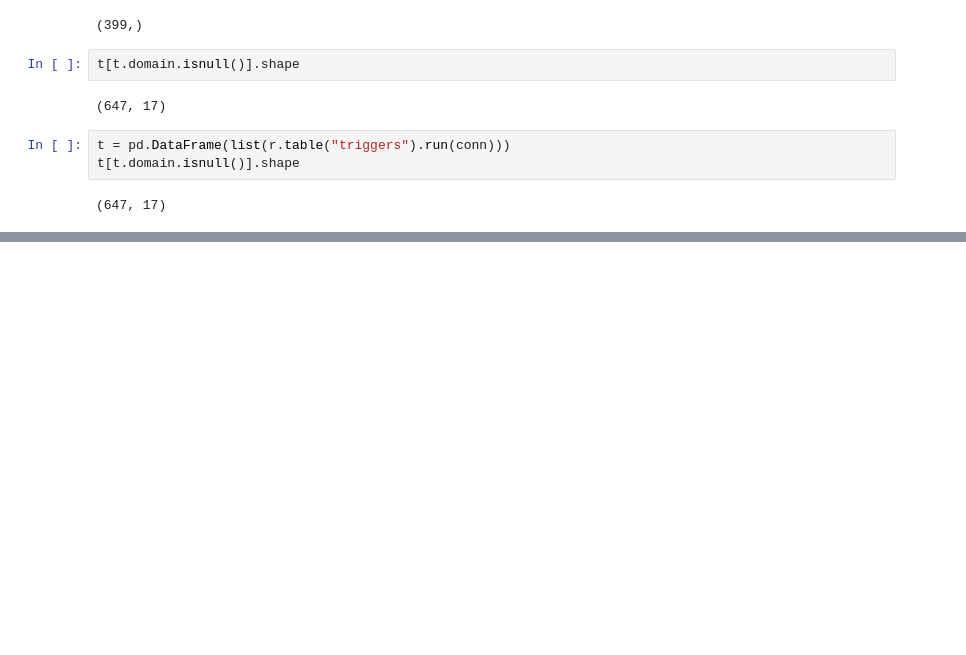
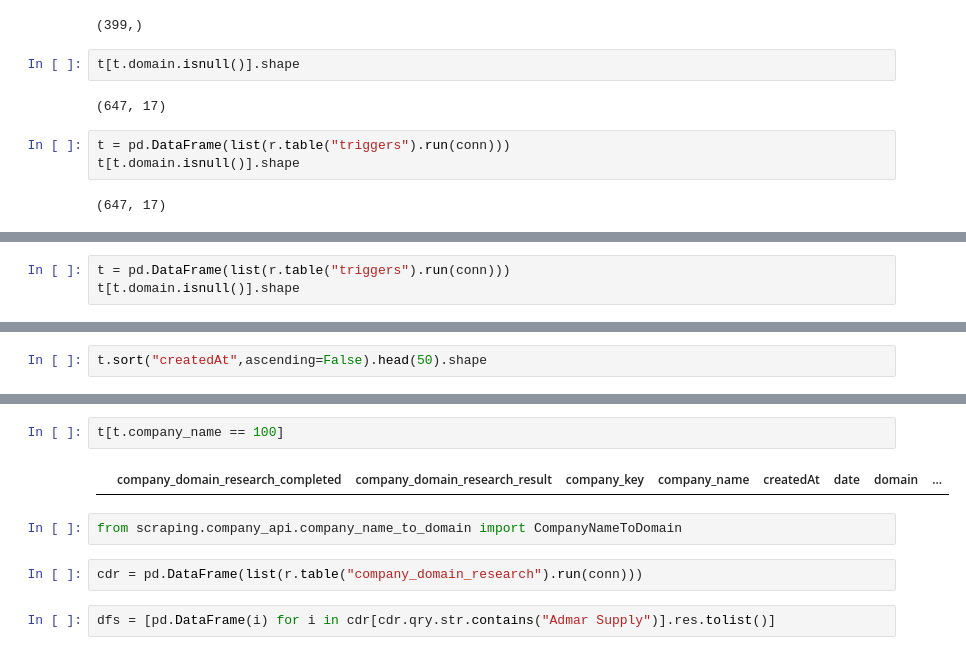
Before and after one commit to john2x/triggerselling, a Jupyter notebook: server/Stats.ipynb, the cells around one changed output, grey strips where cells are left out. Drawn from its saved outputs; the diff is of its cells as text; blank space fills up the shorter version.

```diff
--- a/server/Stats.ipynb
+++ b/server/Stats.ipynb
@@ -446,0 +453,3 @@ t[t.domain.isnull()].shape
+# %%
+t = pd.DataFrame(list(r.table("triggers").run(conn)))
+t[t.domain.isnull()].shape
@@ -446,0 +470,2 @@ t[t.domain.isnull()].shape
+# %%
+t.sort("createdAt",ascending=False).head(50).shape
@@ -446,0 +494,10 @@ t[t.domain.isnull()].shape
+# %%
+t[t.company_name == 100]
+# %% [output]
+|  | company_domain_research_completed | company_domain_research_result | company_key | company_name | createdAt | date | domain | ... |
+# %%
+from scraping.company_api.company_name_to_domain import CompanyNameToDomain
+# %%
+cdr = pd.DataFrame(list(r.table("company_domain_research").run(conn)))
+# %%
+dfs = [pd.DataFrame(i) for i in cdr[cdr.qry.str.contains("Admar Supply")].res.tolist()]
```
Also changed, not shown: parts of 23 cells of this notebook, 29 other files.
